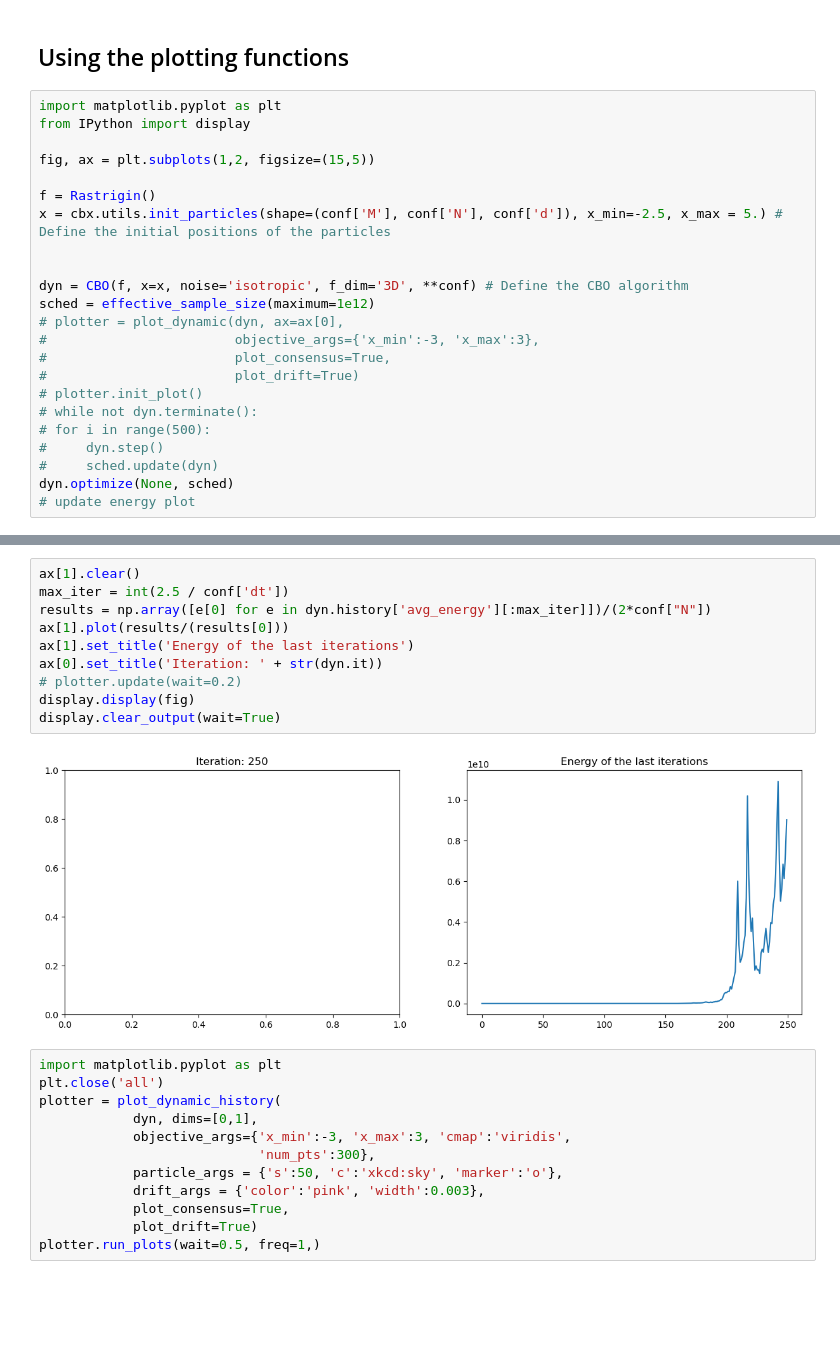
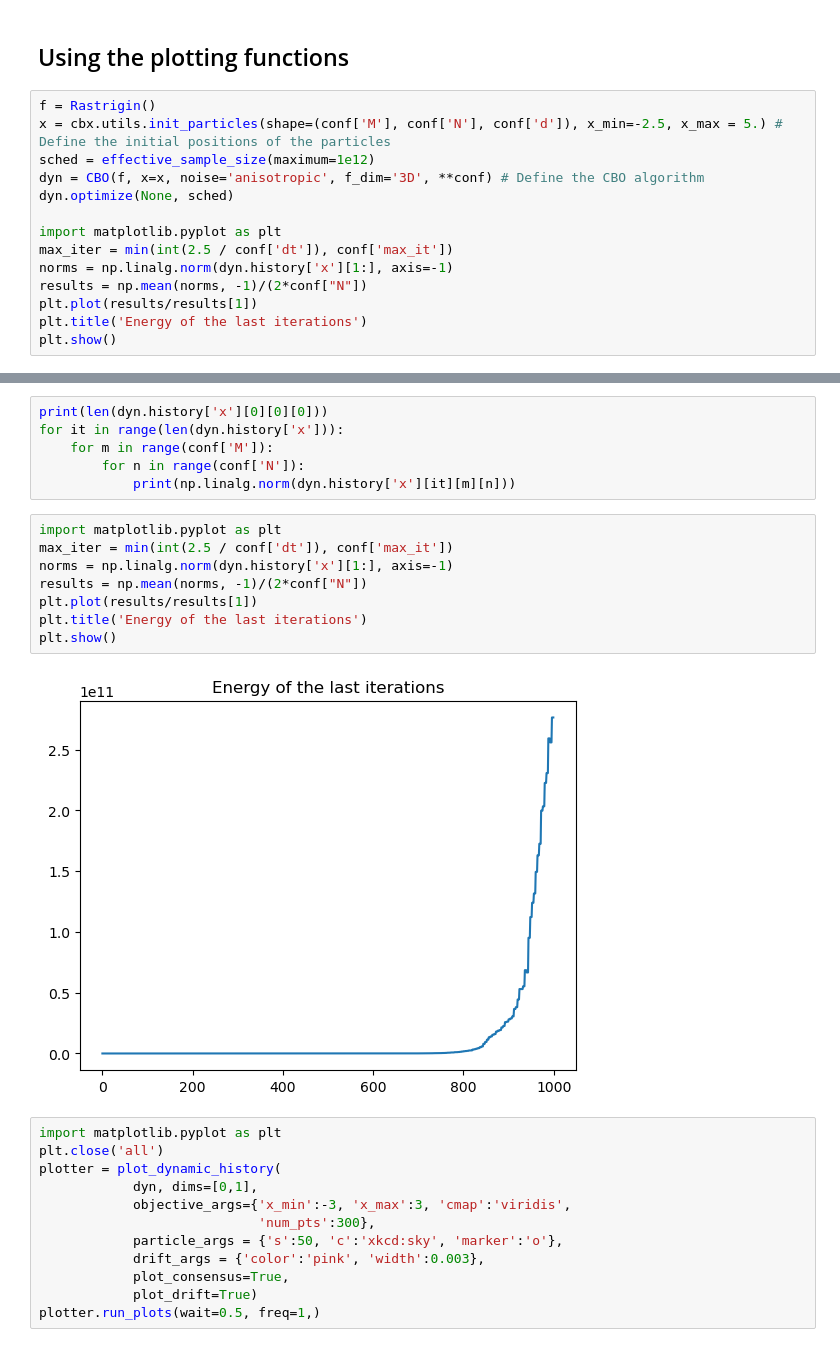
Before and after one commit to phierhager/CBXpy, a Jupyter notebook: experiments/6_average_energy/average_energy.ipynb, the cells around one changed output, grey strips where cells are left out. Drawn from its saved outputs; the diff is of its cells as text; blank space fills up the shorter version.

```diff
--- a/experiments/6_average_energy/average_energy.ipynb
+++ b/experiments/6_average_energy/average_energy.ipynb
@@ -66,28 +66,19 @@ conf = {'alpha': 10.0**15,
 # %% [markdown]
 ## Using the plotting functions
 # %%
-import matplotlib.pyplot as plt
-from IPython import display
-
-fig, ax = plt.subplots(1,2, figsize=(15,5))
-
 f = Rastrigin()
 x = cbx.utils.init_particles(shape=(conf['M'], conf['N'], conf['d']), x_min=-2.5, x_max = 5.) # Define the initial positions of the particles
+sched = effective_sample_size(maximum=1e12)
+dyn = CBO(f, x=x, noise='anisotropic', f_dim='3D', **conf) # Define the CBO algorithm
+dyn.optimize(None, sched)
 
-
-dyn = CBO(f, x=x, noise='isotropic', f_dim='3D', **conf) # Define the CBO algorithm
-sched = effective_sample_size(maximum=1e12)
-# plotter = plot_dynamic(dyn, ax=ax[0],
-#                        objective_args={'x_min':-3, 'x_max':3},
-#                        plot_consensus=True,
-#                        plot_drift=True)
-# plotter.init_plot()
-# while not dyn.terminate():
-# for i in range(500):
-#     dyn.step()
-#     sched.update(dyn)
-dyn.optimize(None, sched)
-# update energy plot
+import matplotlib.pyplot as plt
+max_iter = min(int(2.5 / conf['dt']), conf['max_it'])
+norms = np.linalg.norm(dyn.history['x'][1:], axis=-1)
+results = np.mean(norms, -1)/(2*conf["N"])
+plt.plot(results/results[1])
+plt.title('Energy of the last iterations')
+plt.show()
 # %% [output]
 ....................
 Starting Optimization with dynamic: CBO
@@ -139,15 +185,19 @@ np.save(f'energy_history_d{conf["d"]}_N{conf["N"]}_M{conf["M"]}_dt{str(conf["dt"
+# %%
+print(len(dyn.history['x'][0][0][0]))
+for it in range(len(dyn.history['x'])):
+    for m in range(conf['M']):
+        for n in range(conf['N']):
+            print(np.linalg.norm(dyn.history['x'][it][m][n]))
 # %%
-ax[1].clear()
-max_iter = int(2.5 / conf['dt'])
-results = np.array([e[0] for e in dyn.history['avg_energy'][:max_iter]])/(2*conf["N"])
-ax[1].plot(results/(results[0]))
-ax[1].set_title('Energy of the last iterations')
-ax[0].set_title('Iteration: ' + str(dyn.it))
-# plotter.update(wait=0.2)
-display.display(fig)
-display.clear_output(wait=True)
+import matplotlib.pyplot as plt
+max_iter = min(int(2.5 / conf['dt']), conf['max_it'])
+norms = np.linalg.norm(dyn.history['x'][1:], axis=-1)
+results = np.mean(norms, -1)/(2*conf["N"])
+plt.plot(results/results[1])
+plt.title('Energy of the last iterations')
+plt.show()
 # %% [output]
-[figure, old version]
+[figure, new version]
 # %%
 import matplotlib.pyplot as plt
 plt.close('all')
```
Also changed, not shown: parts of 9 cells of this notebook, 2 other files.
